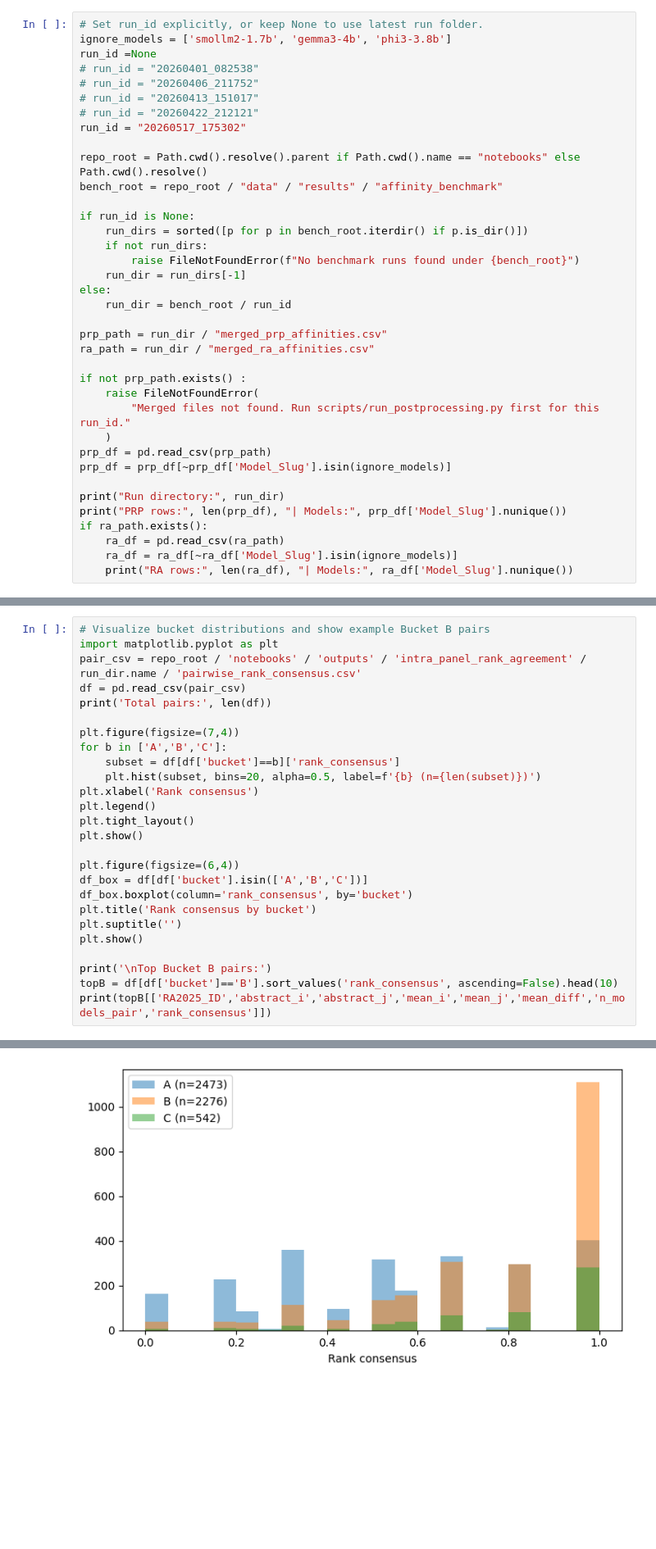
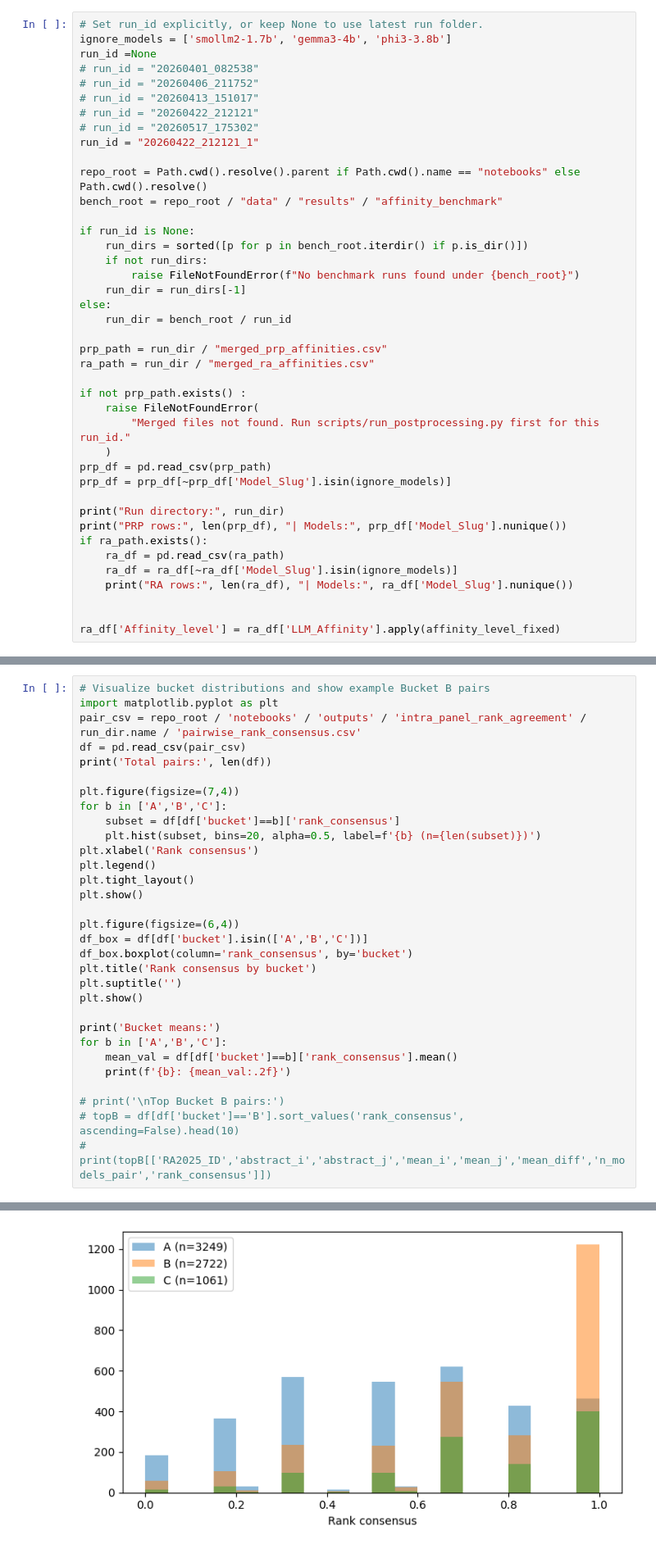
Before and after one commit to pigalleg/article-classifier, a Jupyter notebook: notebooks/07_intra_panel_rank_consisntecy.ipynb, the cells around one changed output, grey strips where cells are left out. Shown at 82% size. Drawn from its saved outputs; the diff is of its cells as text; blank space fills up the shorter version.

```diff
--- a/notebooks/07_intra_panel_rank_consisntecy.ipynb
+++ b/notebooks/07_intra_panel_rank_consisntecy.ipynb
@@ -51,7 +52,8 @@ run_id =None
 # run_id = "20260406_211752"
 # run_id = "20260413_151017"
 # run_id = "20260422_212121"
-run_id = "20260517_175302"
+# run_id = "20260517_175302"
+run_id = "20260422_212121_1"
 
 repo_root = Path.cwd().resolve().parent if Path.cwd().name == "notebooks" else Path.cwd().resolve()
 bench_root = repo_root / "data" / "results" / "affinity_benchmark"
@@ -80,4 +82,7 @@ if ra_path.exists():
     ra_df = pd.read_csv(ra_path)
     ra_df = ra_df[~ra_df['Model_Slug'].isin(ignore_models)]
     print("RA rows:", len(ra_df), "| Models:", ra_df['Model_Slug'].nunique())
+
+
+ra_df['Affinity_level'] = ra_df['LLM_Affinity'].apply(affinity_level_fixed)
 # %% [output]
@@ -251,7 +256,12 @@ plt.title('Rank consensus by bucket')
 plt.suptitle('')
 plt.show()
 
-print('\nTop Bucket B pairs:')
-topB = df[df['bucket']=='B'].sort_values('rank_consensus', ascending=False).head(10)
-print(topB[['RA2025_ID','abstract_i','abstract_j','mean_i','mean_j','mean_diff','n_models_pair','rank_consensus']])
+print('Bucket means:')
+for b in ['A','B','C']:
+    mean_val = df[df['bucket']==b]['rank_consensus'].mean()
+    print(f'{b}: {mean_val:.2f}')
+
+# print('\nTop Bucket B pairs:')
+# topB = df[df['bucket']=='B'].sort_values('rank_consensus', ascending=False).head(10)
+# print(topB[['RA2025_ID','abstract_i','abstract_j','mean_i','mean_j','mean_diff','n_models_pair','rank_consensus']])
 # %% [output]
@@ -259,2 +269,2 @@ Total pairs: 5291
-[figure, old version]
+[figure, new version]
 <Figure size 600x400 with 0 Axes>
```
Also changed, not shown: parts of 13 cells of this notebook, 10 other files.
